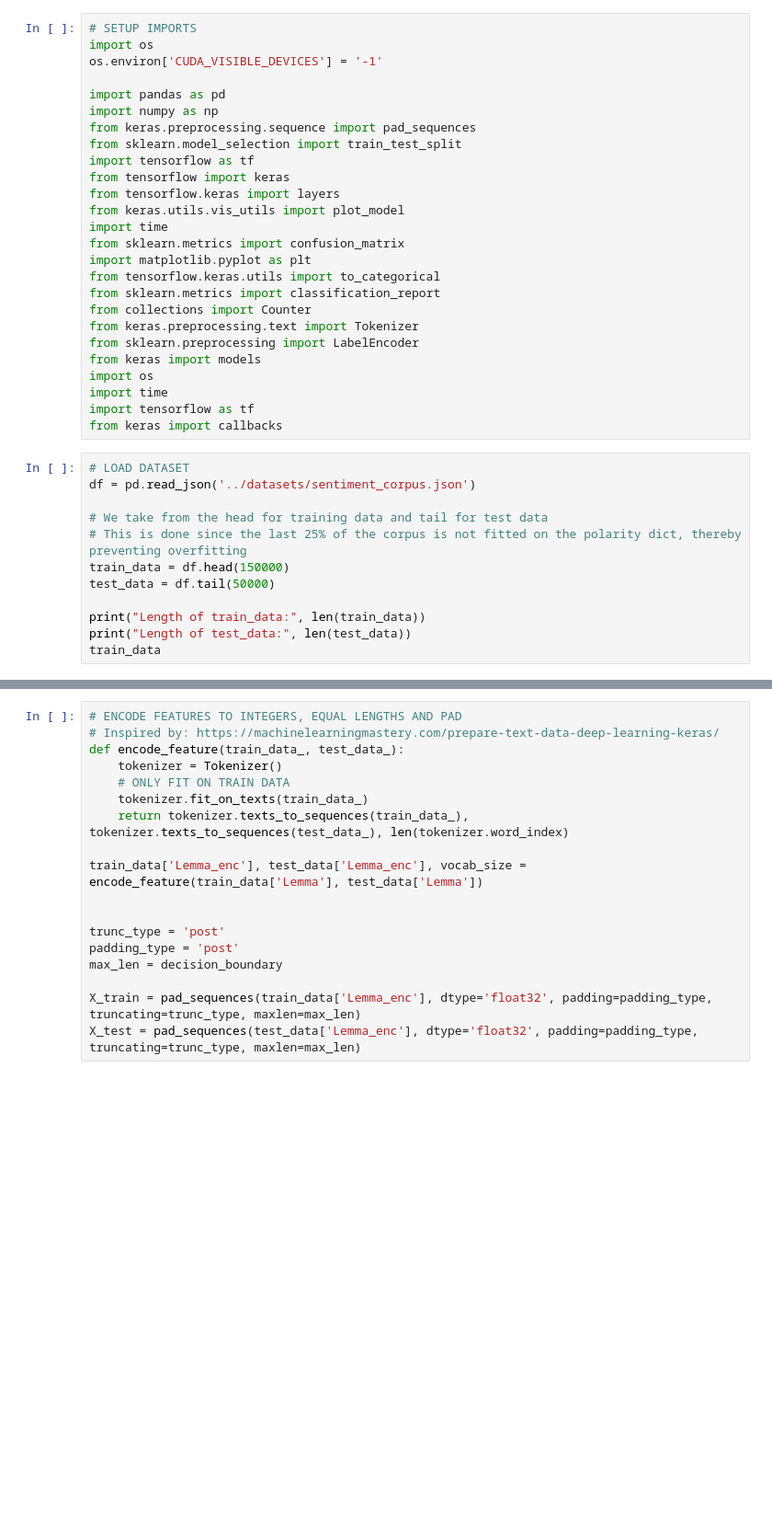
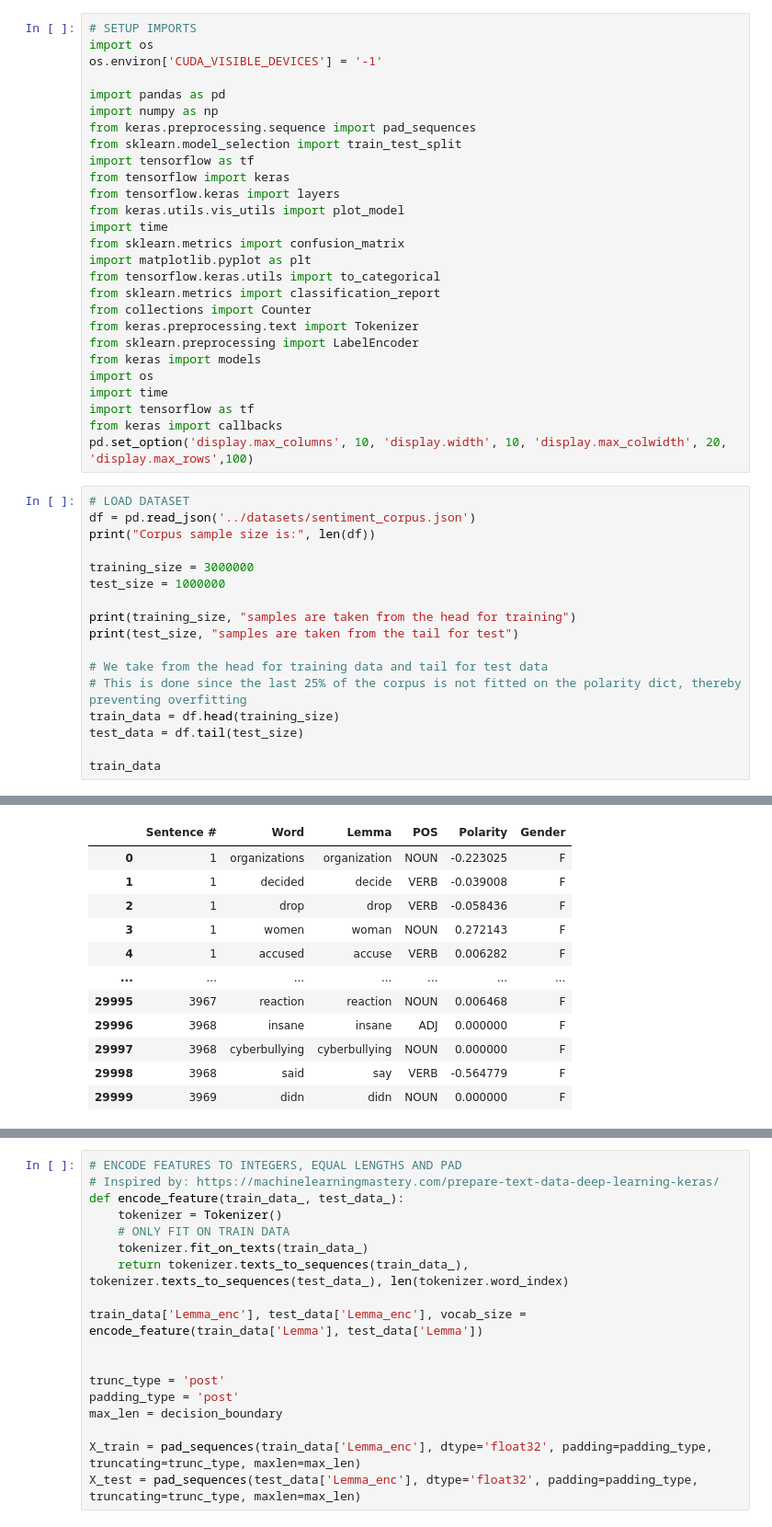
Before and after one commit to Lenschow-Fogh/Ezra, a Jupyter notebook: sentiment/models/sent_algo_1.ipynb, the cells around one changed output, grey strips where cells are left out. Shown at 92% size. Saved outputs shown, nothing was run; the diff lists cells and outputs as text; blank space fills up the shorter version.

```diff
--- a/sentiment/models/sent_algo_1.ipynb
+++ b/sentiment/models/sent_algo_1.ipynb
@@ -26,15 +26,22 @@ import os
 import time
 import tensorflow as tf
 from keras import callbacks
+pd.set_option('display.max_columns', 10, 'display.width', 10, 'display.max_colwidth', 20, 'display.max_rows',100)
 # %%
 # LOAD DATASET
 df = pd.read_json('../datasets/sentiment_corpus.json')
+print("Corpus sample size is:", len(df))
+
+training_size = 3000000
+test_size = 1000000
+
+print(training_size, "samples are taken from the head for training")
+print(test_size, "samples are taken from the tail for test")
 
 # We take from the head for training data and tail for test data
 # This is done since the last 25% of the corpus is not fitted on the polarity dict, thereby preventing overfitting
-train_data = df.head(150000)
-test_data = df.tail(50000)
+train_data = df.head(training_size)
+test_data = df.tail(test_size)
 
-print("Length of train_data:", len(train_data))
-print("Length of test_data:", len(test_data))
 train_data
+# %% [output]
@@ -40,0 +51,12 @@ train_data
+|  | Sentence # | Word | Lemma | POS | Polarity | Gender |
+| 0 | 1 | organizations | organization | NOUN | -0.223025 | F |
+| 1 | 1 | decided | decide | VERB | -0.039008 | F |
+| 2 | 1 | drop | drop | VERB | -0.058436 | F |
+| 3 | 1 | women | woman | NOUN | 0.272143 | F |
+| 4 | 1 | accused | accuse | VERB | 0.006282 | F |
+| ... | ... | ... | ... | ... | ... | ... |
+| 29995 | 3967 | reaction | reaction | NOUN | 0.006468 | F |
+| 29996 | 3968 | insane | insane | ADJ | 0.000000 | F |
+| 29997 | 3968 | cyberbullying | cyberbullying | NOUN | 0.000000 | F |
+| 29998 | 3968 | said | say | VERB | -0.564779 | F |
+| 29999 | 3969 | didn | didn | NOUN | 0.000000 | F |
```
Also changed, not shown: parts of 13 cells of this notebook, 1 other file.
